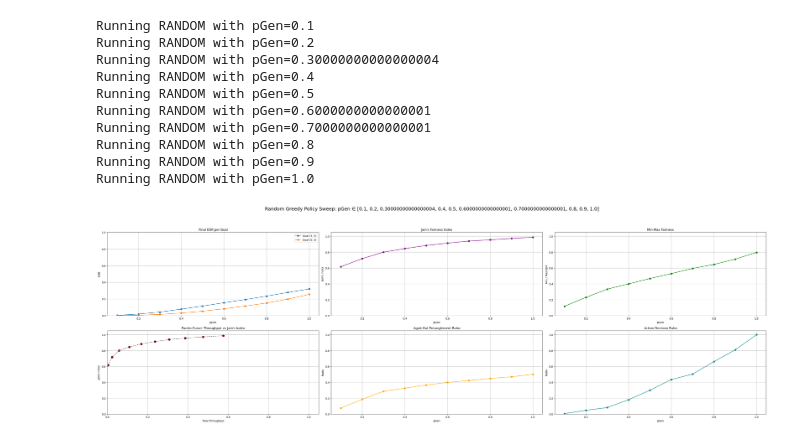
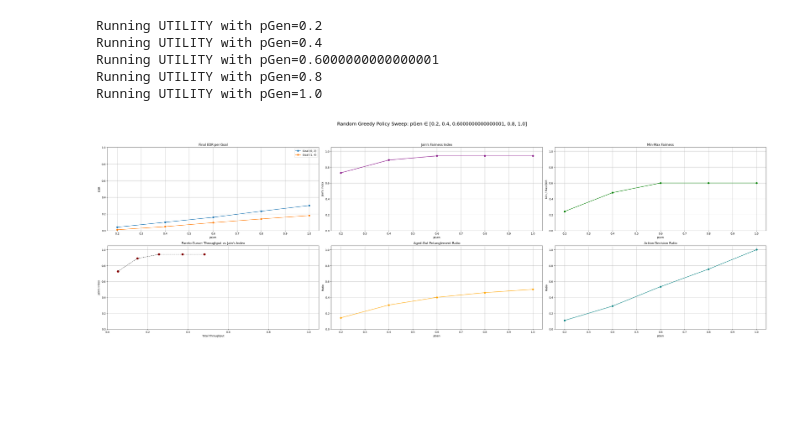
Before and after one commit to Berat03/quantumScheduling, a Jupyter notebook: new/greedy.ipynb, the cells around one changed output. Drawn from its saved outputs; the diff is of its cells as text; code cells hidden in the pictures; blank space fills up the shorter version.

```diff
--- a/new/greedy.ipynb
+++ b/new/greedy.ipynb
@@ -255,51 +255,46 @@ def plot_full_greedy_param_analysis(results, param_vals, param_name, goal_edges,
         fontsize=18, y=1.02
     )
     plt.tight_layout(rect=[0, 0.05, 1, 0.97])
     plt.show()
 
 
 
-edges = [(0,1), (1,2), (3,2), (2,4), (4,5)]
-goalEdges = [(3,5), (0,5)]
-pSwap = 0.8
-pGen = 0.8
+# === Setup parameters ===
+edges = [(0, 1), (1,2), (2,3), (3,4)]
+goal_edges = [(0, 2), (1,4)]
+pSwap = 0.6
+pGen = 0.6
 maxAge = 2
-totalSteps = 1000000
-nLookahead = 8
+totalSteps = 100000
 epsilon = 0.1
 gamma = 0.99
 alpha = 0.2
 
 
-param_values = [0.1* i for i in range(1,11)]  # [0.1, 0.2, ..., 1.0]
+param_values = [0.2* i for i in range(1,6)]  # [0.1, 0.2, ..., 1.0]
 # Example sweep: vary pGen
 sweep_results = run_greedy_param_sweep(
     edges=edges,
-    goalEdges=goalEdges,
+    goalEdges=goal_edges,
     param_name='pGen',
     param_values=param_values,
     fixed_params={'pGen': pSwap, 'pSwap': pGen, 'maxAge': maxAge},
-    policy='random',  # or 'utility', 'random', etc.
+    policy='utility',  # or 'utility', 'random', etc.
     num_steps=100000,
     plot=False
 )
 
 plot_full_greedy_param_analysis(
     results=sweep_results,
     param_vals=param_values,
     param_name='pGen',
-    goal_edges=goalEdges,
+    goal_edges=goal_edges,
     policy_name="Random Greedy"
 )
 # %% [output]
-Running RANDOM with pGen=0.1
-Running RANDOM with pGen=0.2
-Running RANDOM with pGen=0.30000000000000004
-Running RANDOM with pGen=0.4
-Running RANDOM with pGen=0.5
-Running RANDOM with pGen=0.6000000000000001
-Running RANDOM with pGen=0.7000000000000001
-Running RANDOM with pGen=0.8
-Running RANDOM with pGen=0.9
-Running RANDOM with pGen=1.0
+Running UTILITY with pGen=0.2
+Running UTILITY with pGen=0.4
+Running UTILITY with pGen=0.6000000000000001
+Running UTILITY with pGen=0.8
+Running UTILITY with pGen=1.0
-[figure, old version]
+[figure, new version]
```
Also changed, not shown: 8 other files.
